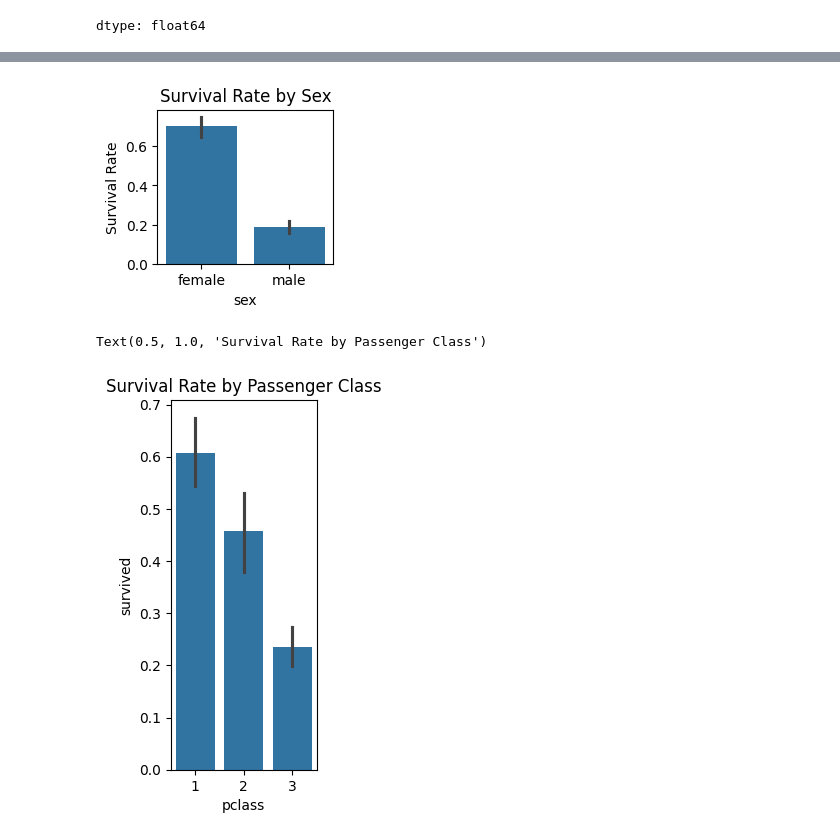
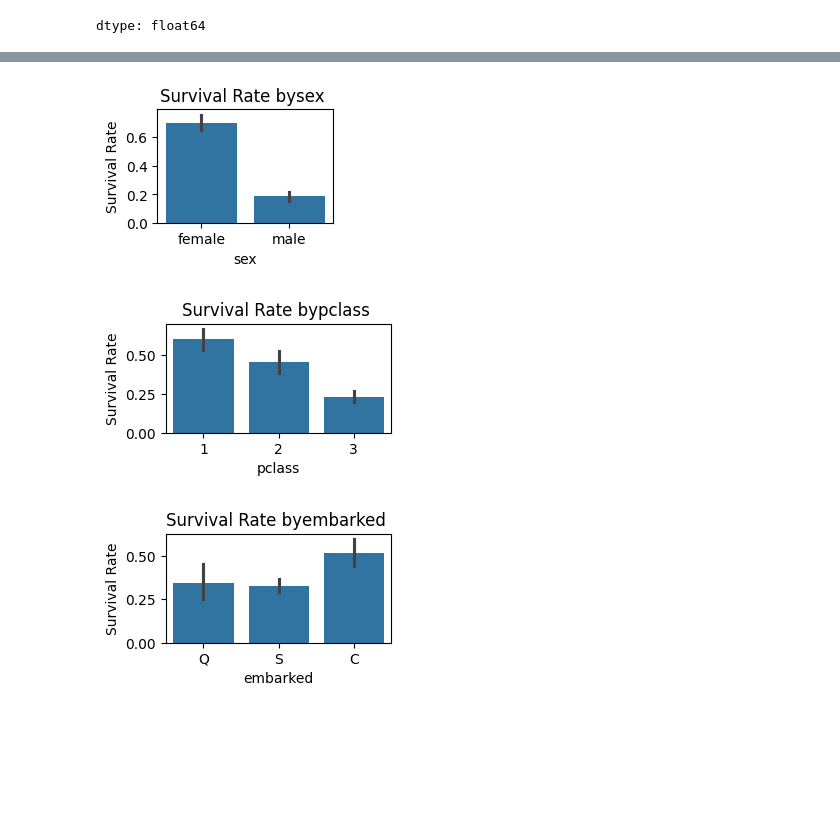
Before and after one commit to srikanthravipati27/ml, a Jupyter notebook: DataPreprocessing_Assignment2.ipynb, the cells around one changed output, grey strips where cells are left out. Drawn from its saved outputs; the diff is of its cells as text; code cells hidden in the pictures; blank space fills up the shorter version.

```diff
--- a/DataPreprocessing_Assignment2.ipynb
+++ b/DataPreprocessing_Assignment2.ipynb
@@ -79,12 +80,15 @@ data.isnull().mean()*100
 | survived | 0.000000 |
 dtype: float64
 # %%
+#removing null values
 data['fare']=data['fare'].fillna(data['fare'].median())
 data['age']=data['age'].fillna(data['age'].median())
 data.drop('home.dest',axis=1,inplace=True)
 data.drop('body',axis=1,inplace=True)
 data.drop('boat',axis=1,inplace=True)
 data.drop('cabin',axis=1,inplace=True)
+data.drop('name',axis=1,inplace=True)
+data.drop('ticket',axis=1,inplace=True)
 data['embarked']=data['embarked'].fillna(data['embarked'].mode()[0])
 data.isnull().sum()
 # %% [output]
@@ -101,3 +103,11 @@ data.isnull().sum()
 | embarked | 0 |
 | survived | 0 |
 dtype: int64
+# %%
+plt.figure(figsize=(5, 2))
+n=['sex','pclass','embarked']
+for i, col in enumerate(n):
+    plt.subplot(1, 3, i + 1)
+    sns.countplot(x=data[col])
+    plt.title(f'Count Plot of {col}')
+    plt.tight_layout()
@@ -104,16 +116,13 @@ dtype: int64
 # %%
-plt.figure(figsize=(5, 2))
-plt.subplot(1, 2, 1)
-sns.barplot(x='sex', y='survived', data=data)
-plt.title('Survival Rate by Sex')
-plt.ylabel('Survival Rate')
-plt.show()
+plt.figure(figsize=(5, 5))
+
+for i, col in enumerate(n):
+  plt.subplot(3, 2, i+1)
+  sns.barplot(x=n[i], y='survived', data=data)
+  plt.title(f'Survival Rate by{n[i]} ')
+  plt.ylabel('Survival Rate')
+  plt.show()
 # %% [output]
-[figure, old version]
+[figure, new version]
+[figure, added]
+[figure, added]
-# %%
-plt.subplot(1, 3, 2)
-sns.barplot(x='pclass', y='survived', data=data)
-plt.title('Survival Rate by Passenger Class')
-# %% [output]
-Text(0.5, 1.0, 'Survival Rate by Passenger Class')
-[figure, removed]
```
Also changed, not shown: parts of 10 cells of this notebook.
